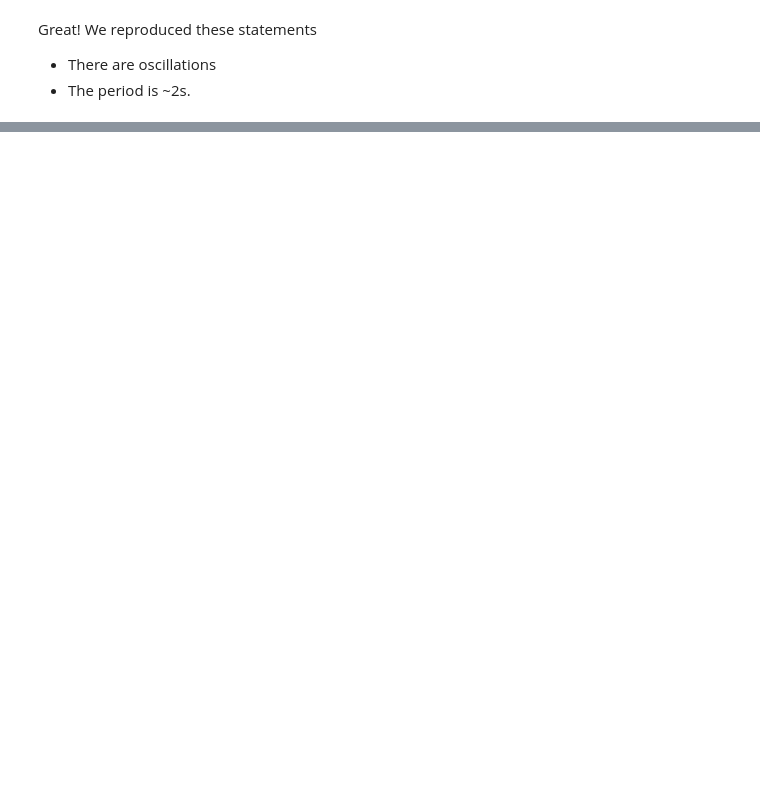
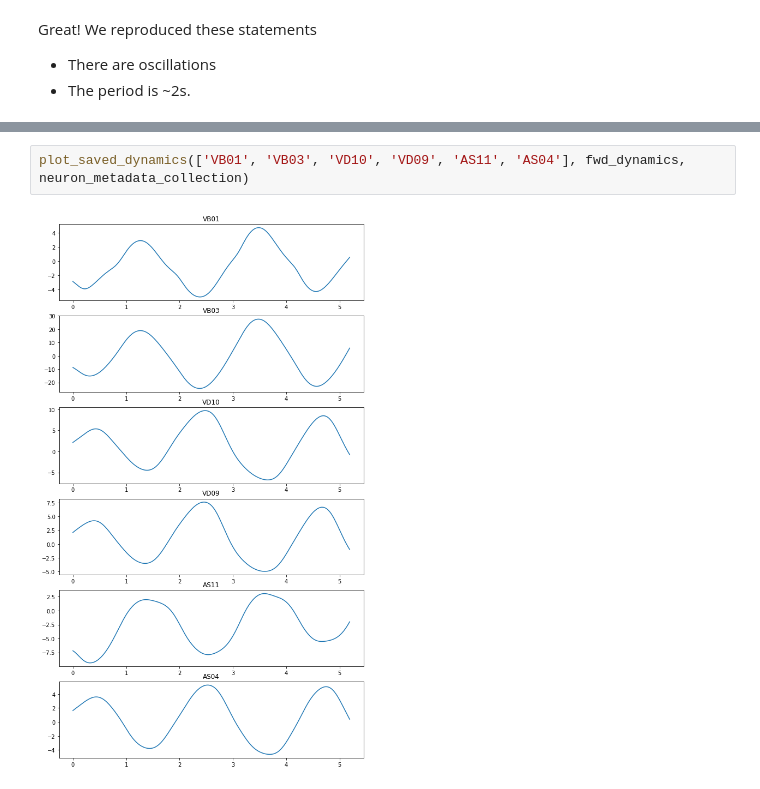
Before and after one commit to sjonany/c-elegans-interactome-analysis, a Jupyter notebook: milestone_responsive.ipynb, the cells around one changed output, grey strips where cells are left out. Saved outputs shown, nothing was run; the diff lists cells and outputs as text; blank space fills up the shorter version.

Commit message:
Completed reproduction of the oscillation and most responsive neurons.

```diff
--- a/milestone_responsive.ipynb
+++ b/milestone_responsive.ipynb
@@ -20,0 +64,4 @@ Great! We reproduced these statements
+# %%
+plot_saved_dynamics(['VB01', 'VB03', 'VD10', 'VD09', 'AS11', 'AS04'], fwd_dynamics, neuron_metadata_collection)
+# %% [output]
+[figure, added]
```
Also changed, not shown: parts of 12 cells of this notebook, 1 other file.
